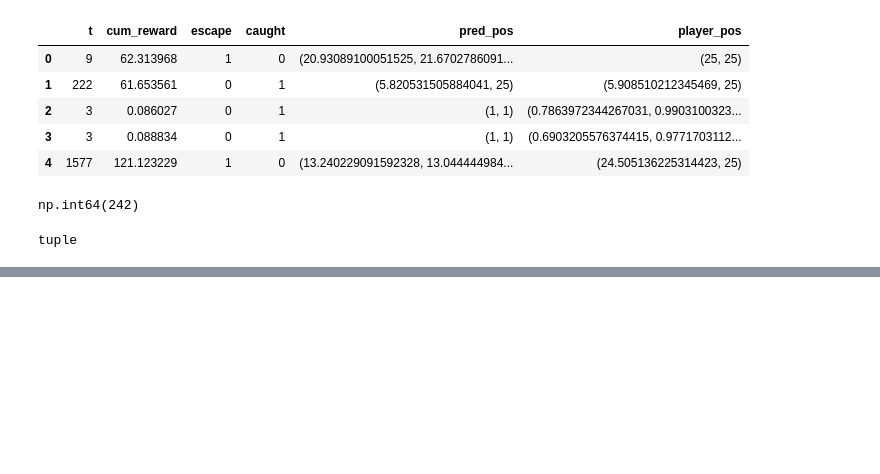
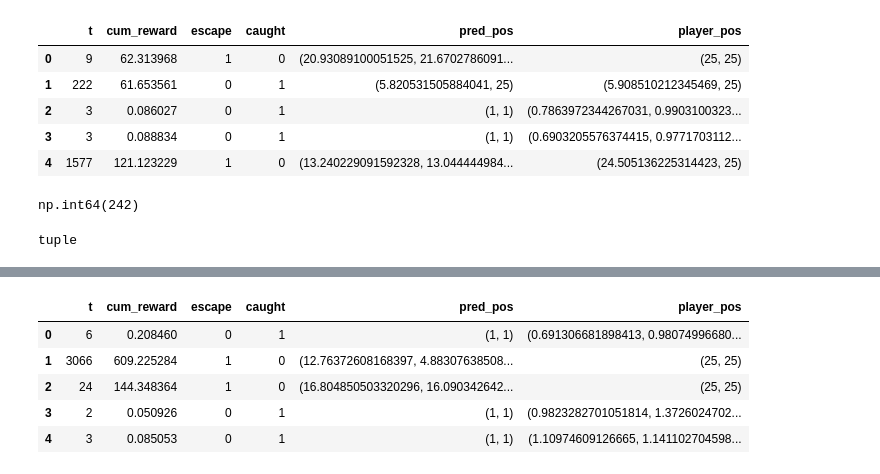
Before and after one commit to halliganbs/csc5661, a Jupyter notebook: lab2/chase_envrion.ipynb, the cells around one changed output, grey strips where cells are left out. Cells and saved outputs as stored; diff of their text form; code cells hidden in the pictures; blank space fills up the shorter version.

```diff
--- a/lab2/chase_envrion.ipynb
+++ b/lab2/chase_envrion.ipynb
@@ -200,0 +217,10 @@ g1 = sns.histplot(
+# %%
+dt = pd.DataFrame(data=data)
+dt.head()
+# %% [output]
+|  | t | cum_reward | escape | caught | pred_pos | player_pos |
+| 0 | 6 | 0.208460 | 0 | 1 | (1, 1) | (0.691306681898413, 0.98074996680... |
+| 1 | 3066 | 609.225284 | 1 | 0 | (12.76372608168397, 4.88307638508... | (25, 25) |
+| 2 | 24 | 144.348364 | 1 | 0 | (16.804850503320296, 16.090342642... | (25, 25) |
+| 3 | 2 | 0.050926 | 0 | 1 | (1, 1) | (0.9823282701051814, 1.3726024702... |
+| 4 | 3 | 0.085053 | 0 | 1 | (1, 1) | (1.10974609126665, 1.141102704598... |
```
Also changed, not shown: parts of 12 cells of this notebook, 14 other files.
